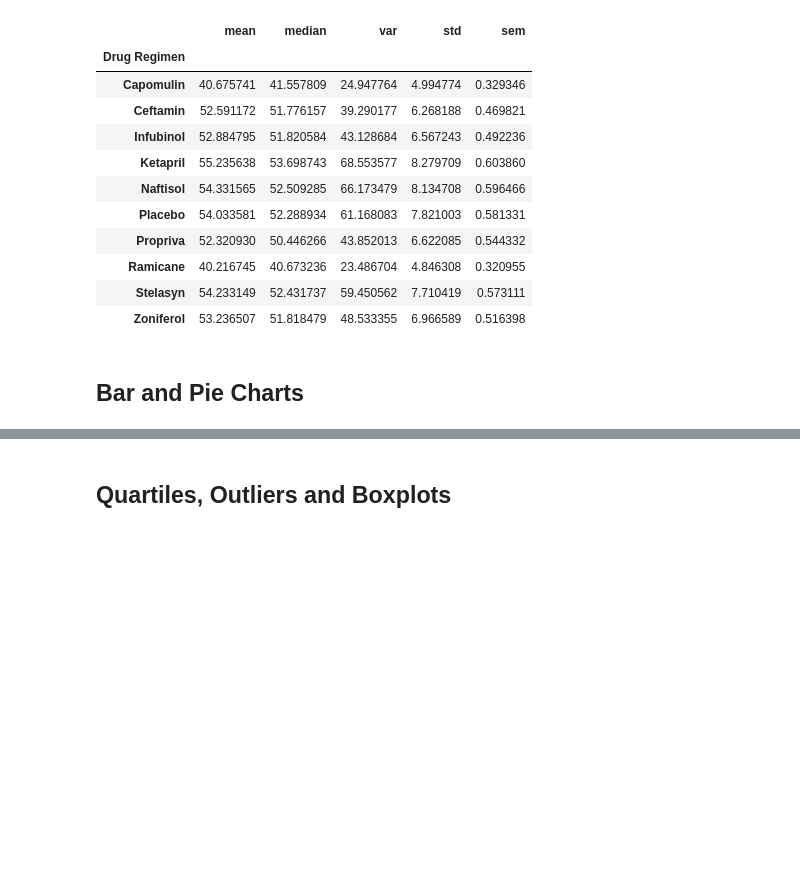
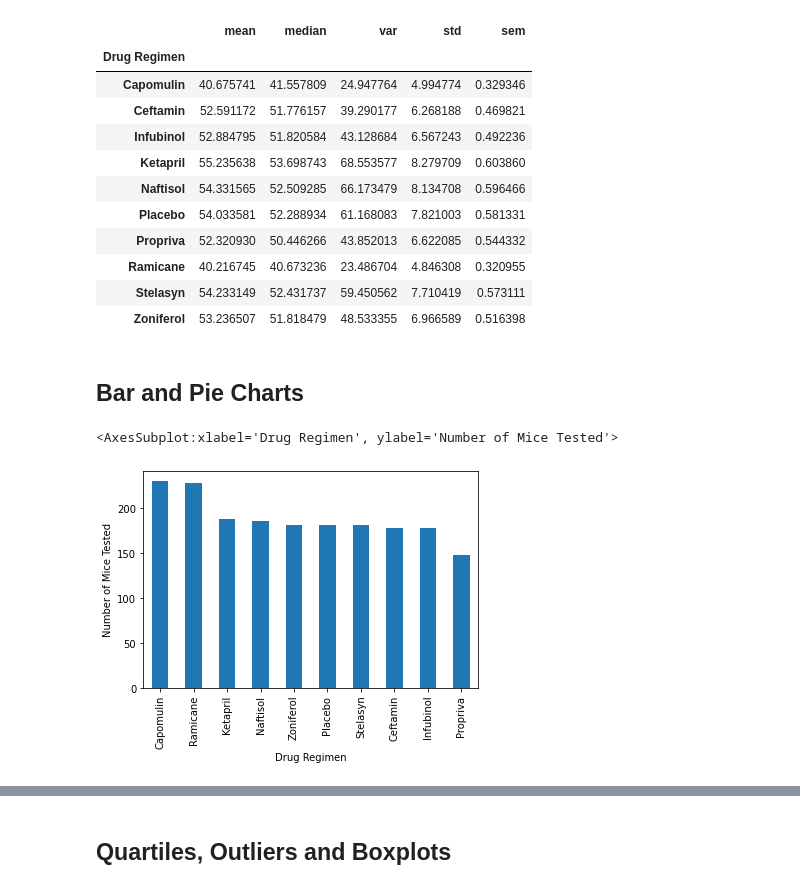
Before and after one commit to Jagjeet/matplotlib-challenge, a Jupyter notebook: pymaceuticals_analysis.ipynb, the cells around one changed output, grey strips where cells are left out. Saved outputs shown, nothing was run; the diff lists cells and outputs as text; code cells hidden in the pictures; blank space fills up the shorter version.

Commit message:
Add bar charts

```diff
--- a/pymaceuticals_analysis.ipynb
+++ b/pymaceuticals_analysis.ipynb
@@ -135,3 +135,14 @@ group_df['Tumor Volume (mm3)'].agg(['mean', 'median','var', 'std', 'sem'])
 ## Bar and Pie Charts
 # %%
 # Generate a bar plot showing the total number of measurements taken on each drug regimen using pandas.
+count_df = group_df.count().reset_index()
+regimen_mouse_id_df = count_df[['Drug Regimen', 'Mouse ID']]
+sorted_df = regimen_mouse_id_df.sort_values('Mouse ID', ascending = False)
+plot_df = sorted_df.plot(kind="bar", legend= False)
+plot_df.set_xticklabels(sorted_df["Drug Regimen"])
+plot_df.set_xlabel("Drug Regimen")
+plot_df.set_ylabel("Number of Mice Tested")
+plot_df
+# %% [output]
+<AxesSubplot:xlabel='Drug Regimen', ylabel='Number of Mice Tested'>
+[figure, added]
```
Also changed, not shown: parts of 2 cells of this notebook.
